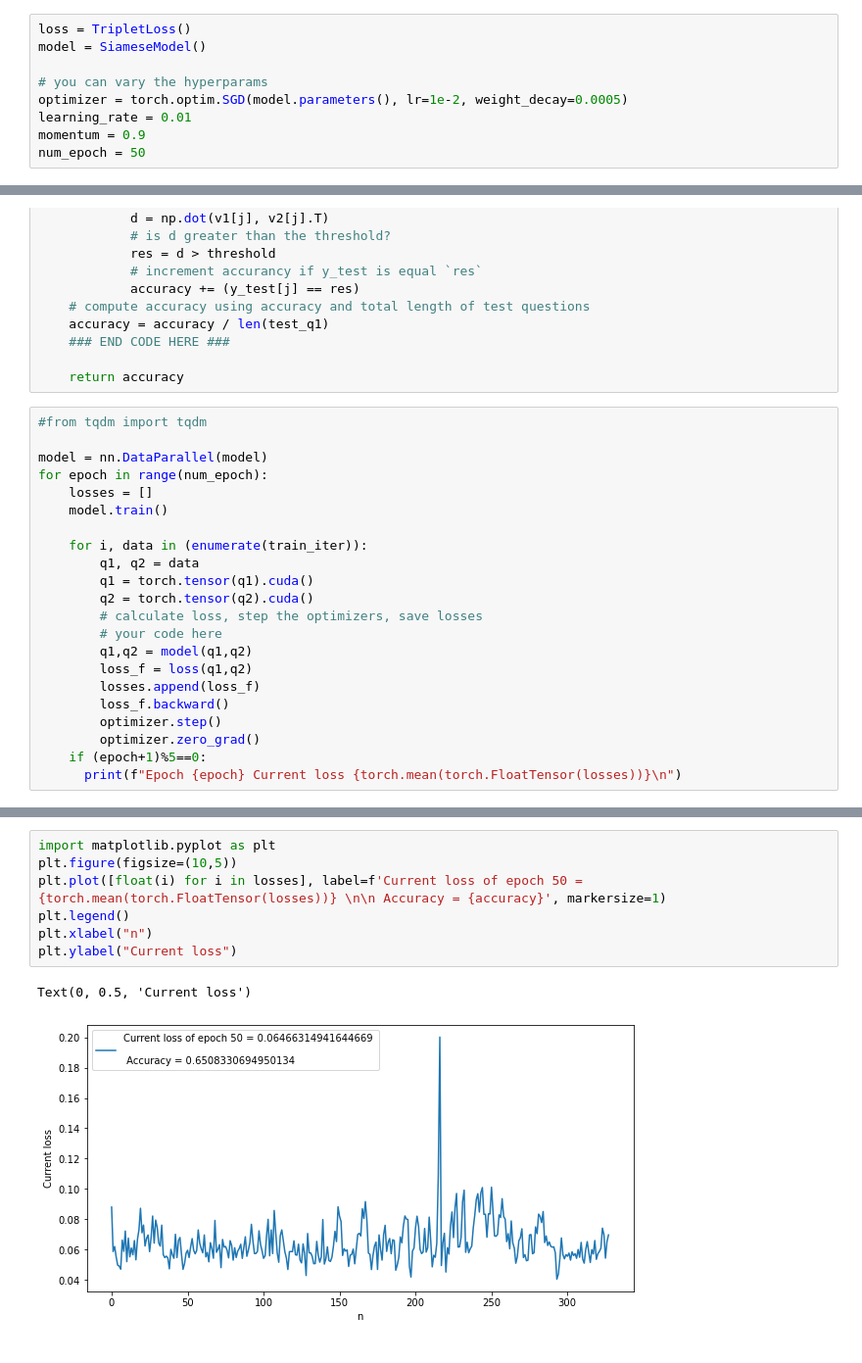
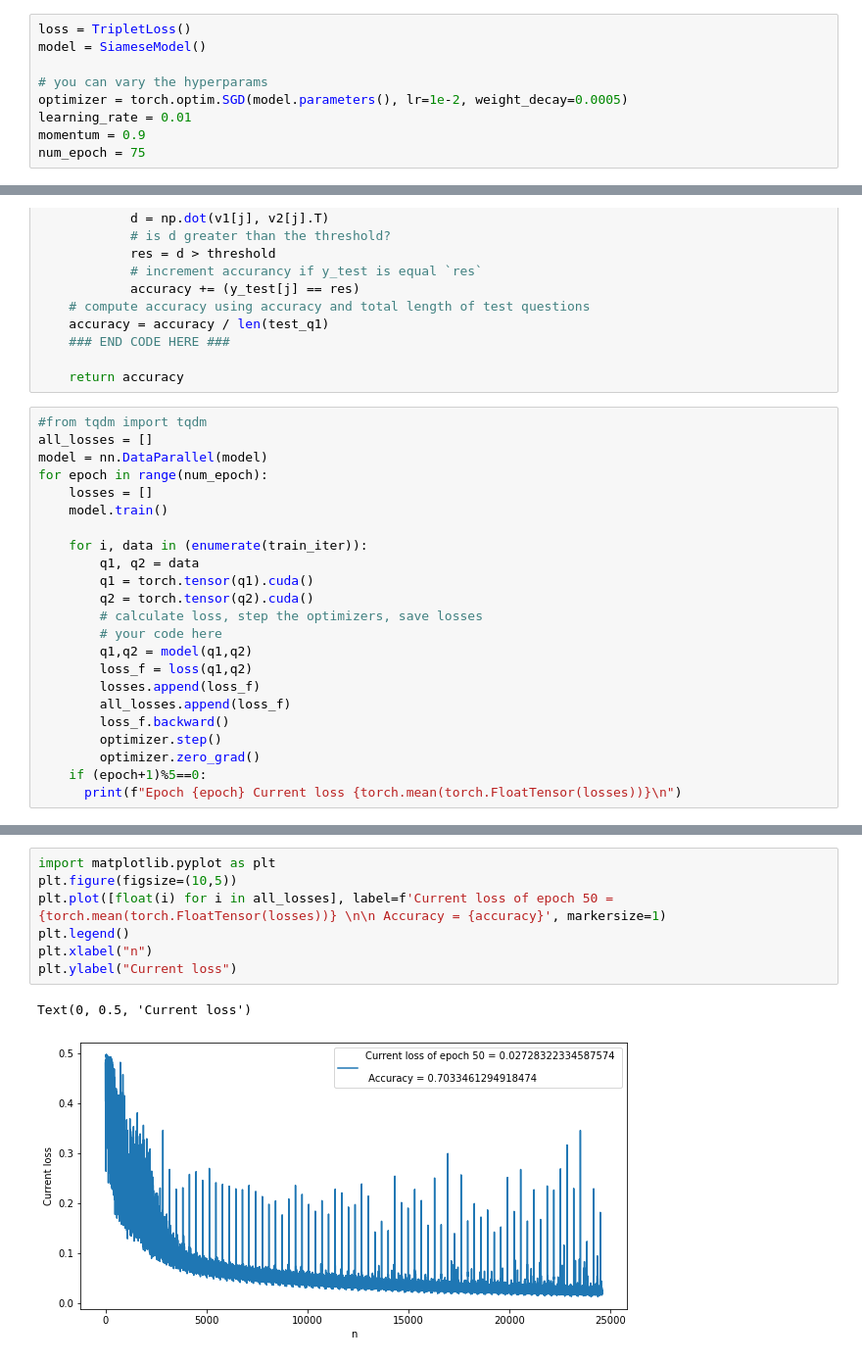
Before and after one commit to eegoro/Advanced-Natural-Language-Processing, a Jupyter notebook: hw2.ipynb, the cells around one changed output, grey strips where cells are left out. Shown at 98% size. Drawn from its saved outputs; the diff is of its cells as text.

```diff
--- a/hw2.ipynb
+++ b/hw2.ipynb
@@ -297,7 +297,7 @@ model = SiameseModel()
 optimizer = torch.optim.SGD(model.parameters(), lr=1e-2, weight_decay=0.0005)
 learning_rate = 0.01
 momentum = 0.9
-num_epoch = 50
+num_epoch = 75
 # %%
 def classify(test_q1, test_q2, y, threshold, model, vocab, data_generator=data_generator, batch_size=64):
     """Function to test the accuracy of the model.
@@ -347,7 +347,7 @@ def classify(test_q1, test_q2, y, threshold, model, vocab, data_generator=data_g
     return accuracy
 # %%
 #from tqdm import tqdm
-
+all_losses = []
 model = nn.DataParallel(model)
 for epoch in range(num_epoch):
     losses = []
@@ -362,6 +362,7 @@ for epoch in range(num_epoch):
         q1,q2 = model(q1,q2)
         loss_f = loss(q1,q2)
         losses.append(loss_f)
+        all_losses.append(loss_f)
         loss_f.backward()
         optimizer.step()
         optimizer.zero_grad()
@@ -395,10 +394,10 @@ Accuracy 0.6533461294918474
 # %%
 import matplotlib.pyplot as plt
 plt.figure(figsize=(10,5))
-plt.plot([float(i) for i in losses], label=f'Current loss of epoch 50 = {torch.mean(torch.FloatTensor(losses))} \n\n Accuracy = {accuracy}', markersize=1)
+plt.plot([float(i) for i in all_losses], label=f'Current loss of epoch 50 = {torch.mean(torch.FloatTensor(losses))} \n\n Accuracy = {accuracy}', markersize=1)
 plt.legend()
 plt.xlabel("n")
 plt.ylabel("Current loss")
 # %% [output]
 Text(0, 0.5, 'Current loss')
-[figure, old version]
+[figure, new version]
```
Also changed, not shown: parts of 2 cells of this notebook.
